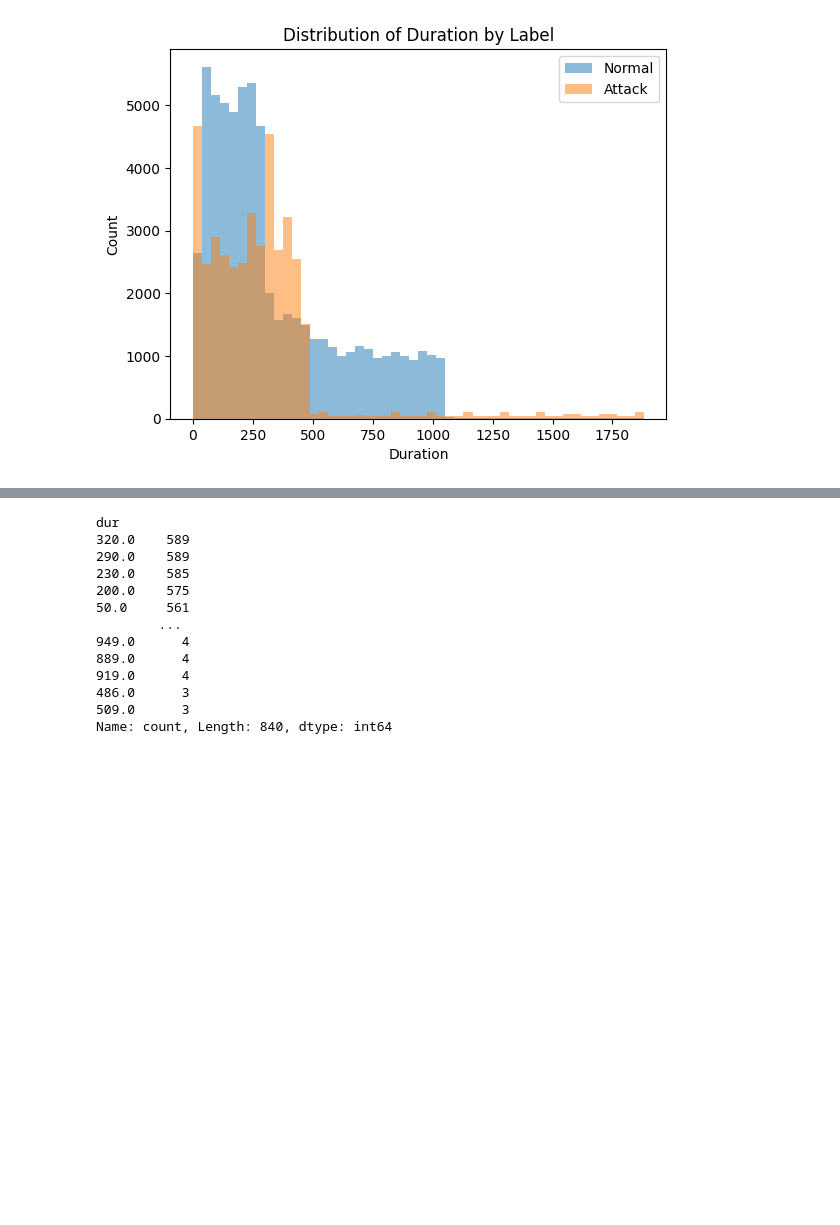
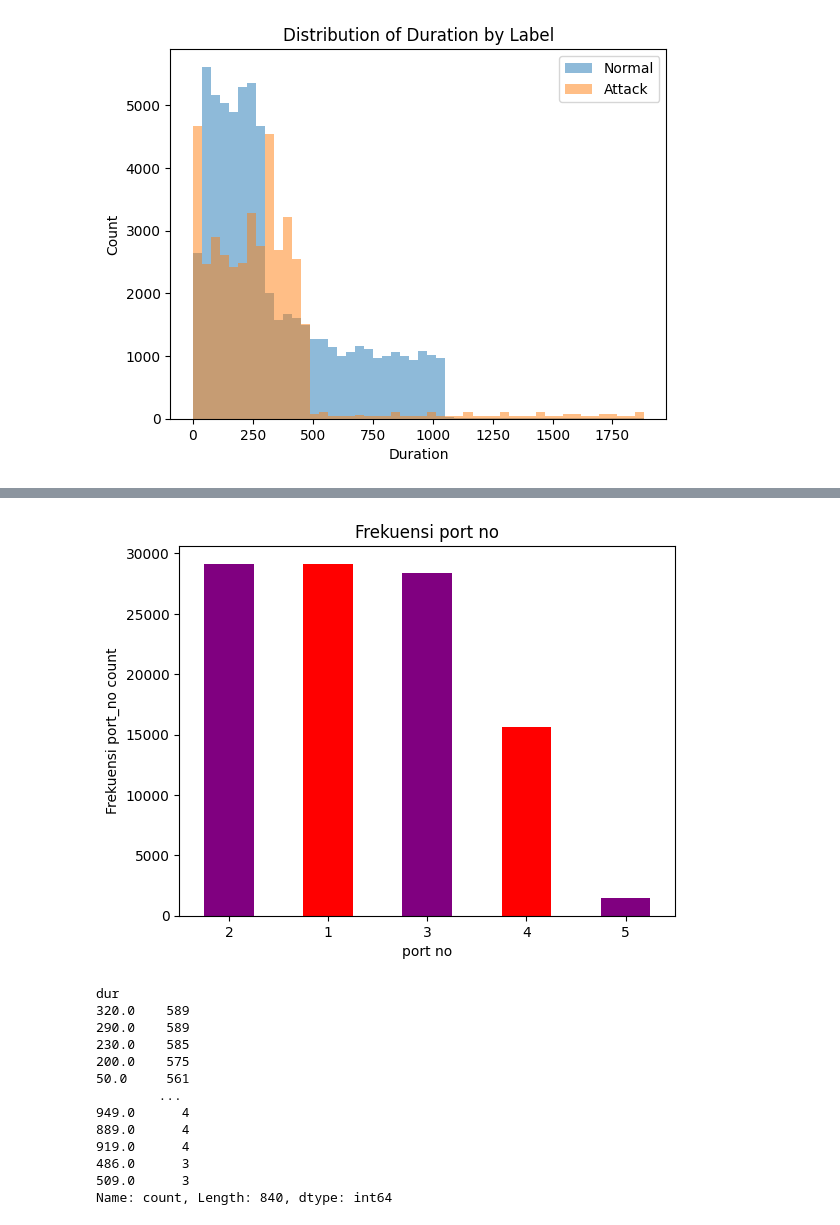
Before and after one commit to andiubaid09/Exploratory-Data-Analysis, a Jupyter notebook: Network Flow IoT/eda_network-flow.ipynb, the cells around one changed output, grey strips where cells are left out. Saved outputs shown, nothing was run; the diff lists cells and outputs as text; code cells hidden in the pictures; blank space fills up the shorter version.

```diff
--- a/Network Flow IoT/eda_network-flow.ipynb
+++ b/Network Flow IoT/eda_network-flow.ipynb
@@ -266,3 +284,14 @@ plt.show()
+# %%
+df['port_no'].value_counts(ascending=False).plot.bar(
+    color=['purple','red']
+)
+plt.title('Frekuensi port no')
+plt.xlabel('port no')
+plt.ylabel('Frekuensi port_no count')
+plt.xticks(rotation=0)
+plt.show()
+# %% [output]
+[figure, added]
 # %%
 df['dur'].value_counts()
 # %% [output]
```
Also changed, not shown: parts of 9 cells of this notebook.
